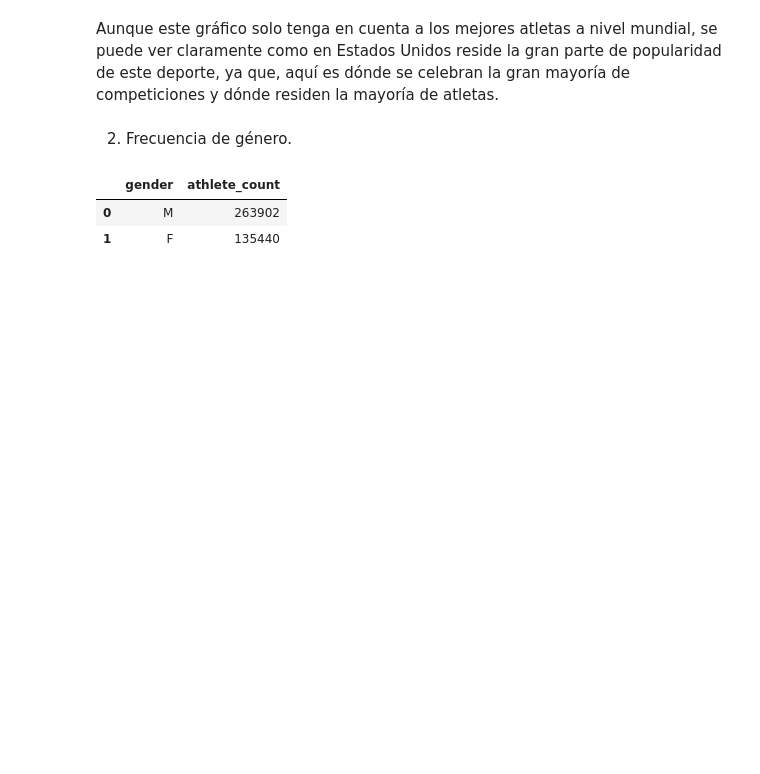
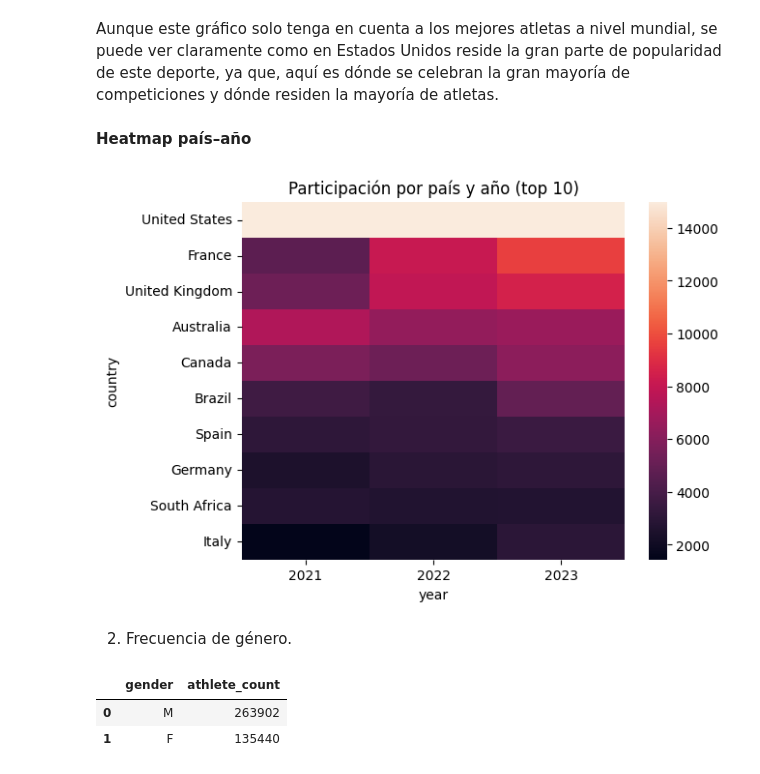
Before and after one commit to viictorhp/EDA-analysis-first-project, a Jupyter notebook: notebooks/edaanalysis2.ipynb, the cells around one changed output. Drawn from its saved outputs; the diff is of its cells as text; code cells hidden in the pictures; blank space fills up the shorter version.

```diff
--- a/notebooks/edaanalysis2.ipynb
+++ b/notebooks/edaanalysis2.ipynb
@@ -70,5 +63,18 @@ plt.show()
 # %% [markdown]
 Aunque este gráfico solo tenga en cuenta a los mejores atletas a nivel mundial, se puede ver claramente como en Estados Unidos reside la gran parte de popularidad de este deporte, ya que, aquí es dónde se celebran la gran mayoría de competiciones y dónde residen la mayoría de atletas.
+# %% [markdown]
+**Heatmap país–año**
+# %%
+country_table = crossfit_df2.groupby(["country","year"]).size().unstack().fillna(0)
+top_countries = country_table.sum(axis=1).sort_values(ascending=False).head(10).index
+sns.heatmap(country_table.loc[top_countries], annot=False, cmap="rocket",
+            vmin=country_table.loc[top_countries].min().min(),
+            vmax=country_table.loc[top_countries].quantile(0.9).max())
+# vmin y vmax controlan el rango de valores que se mapea a la escala de colores del heatmap
+plt.title("Participación por país y año (top 10)")
+plt.show()
+# %% [output]
+[figure, added]
 # %% [markdown]
 2. Frecuencia de género.
 # %%
```
Also changed, not shown: parts of 18 cells of this notebook, 3 other files.
